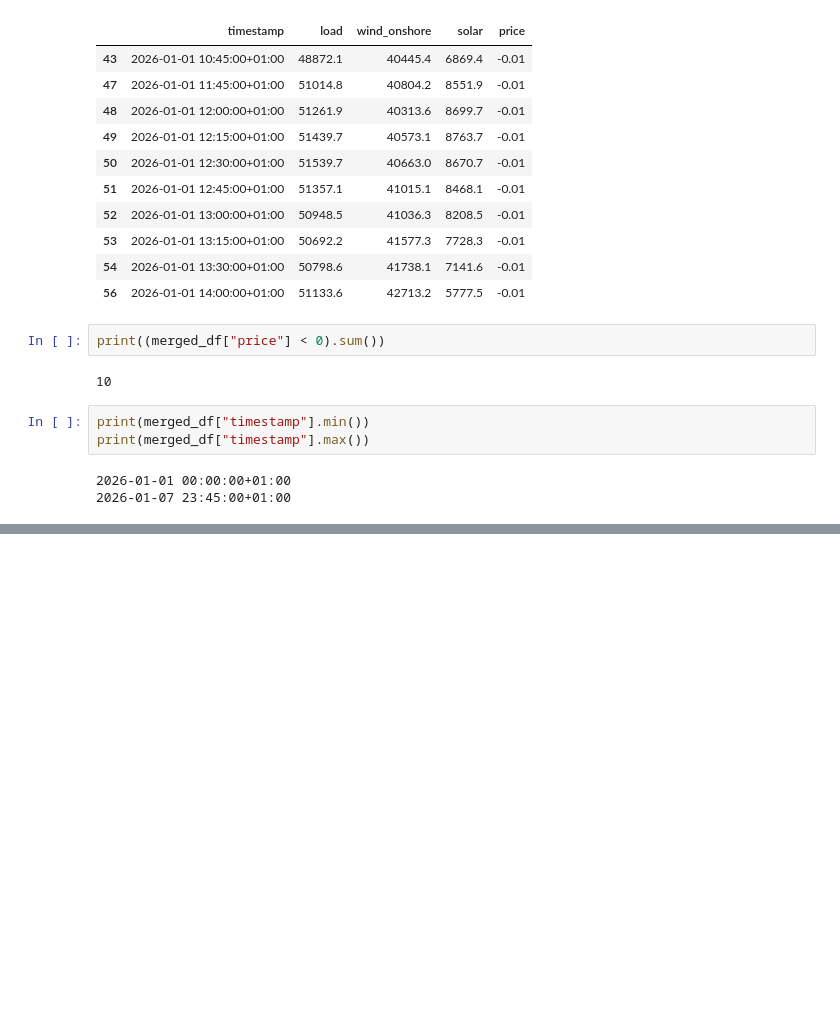
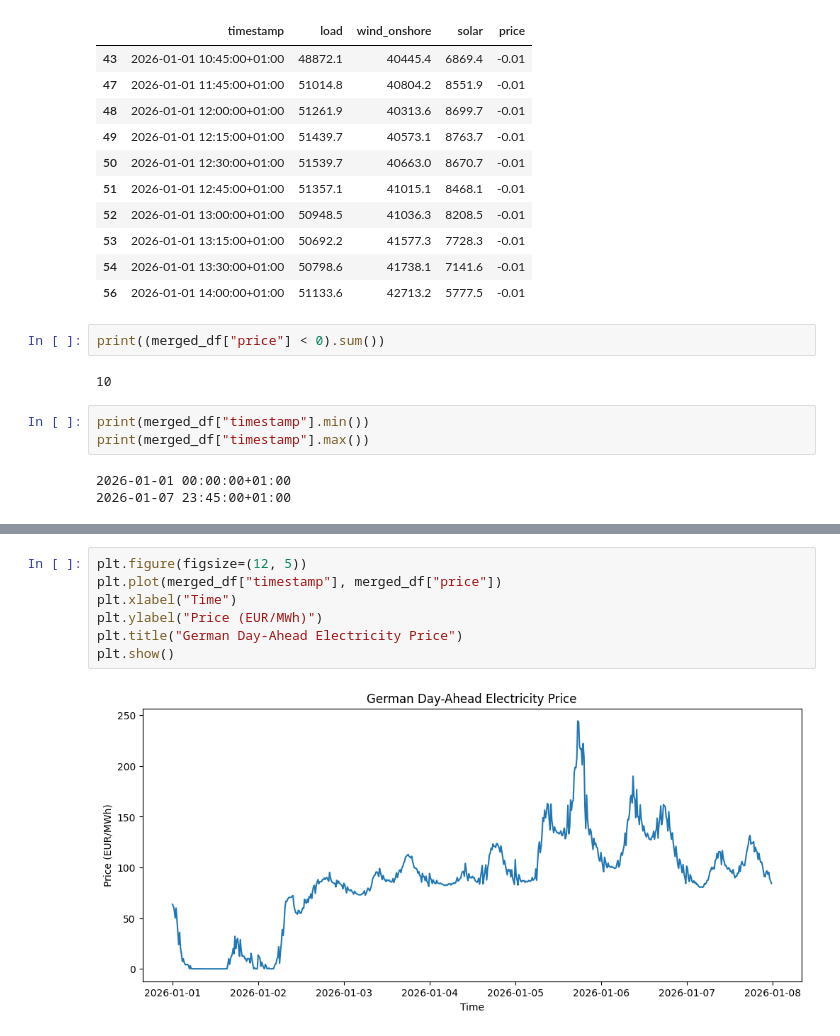
Before and after one commit to rinshina/german-electricity-price-analysis, a Jupyter notebook: german_electricity_analysis.ipynb, the cells around one changed output, grey strips where cells are left out. Cells and saved outputs as stored; diff of their text form; blank space fills up the shorter version.

```diff
--- a/german_electricity_analysis.ipynb
+++ b/german_electricity_analysis.ipynb
@@ -182,0 +210,9 @@ print(merged_df["timestamp"].max())
+# %%
+plt.figure(figsize=(12, 5))
+plt.plot(merged_df["timestamp"], merged_df["price"])
+plt.xlabel("Time")
+plt.ylabel("Price (EUR/MWh)")
+plt.title("German Day-Ahead Electricity Price")
+plt.show()
+# %% [output]
+[figure, added]
```
Also changed, not shown: parts of 8 cells of this notebook.
